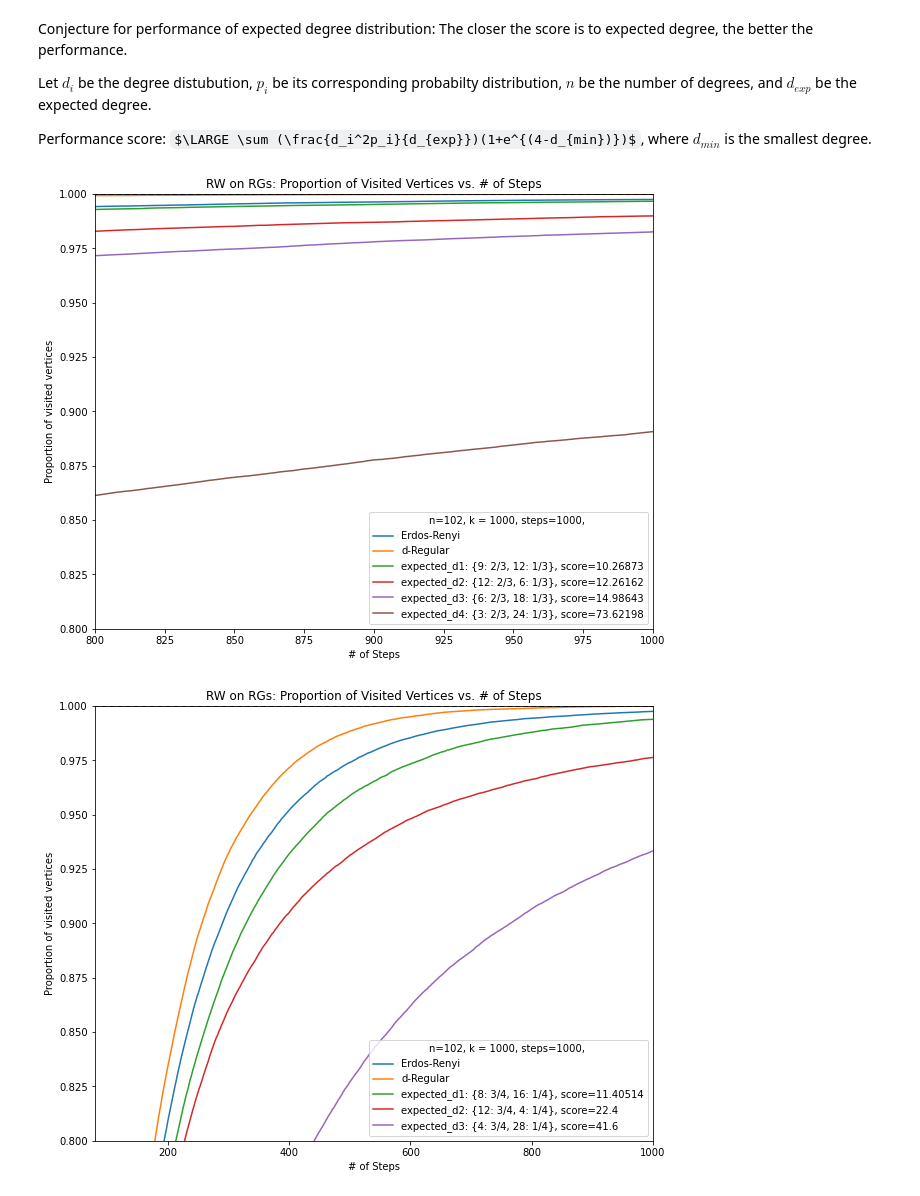
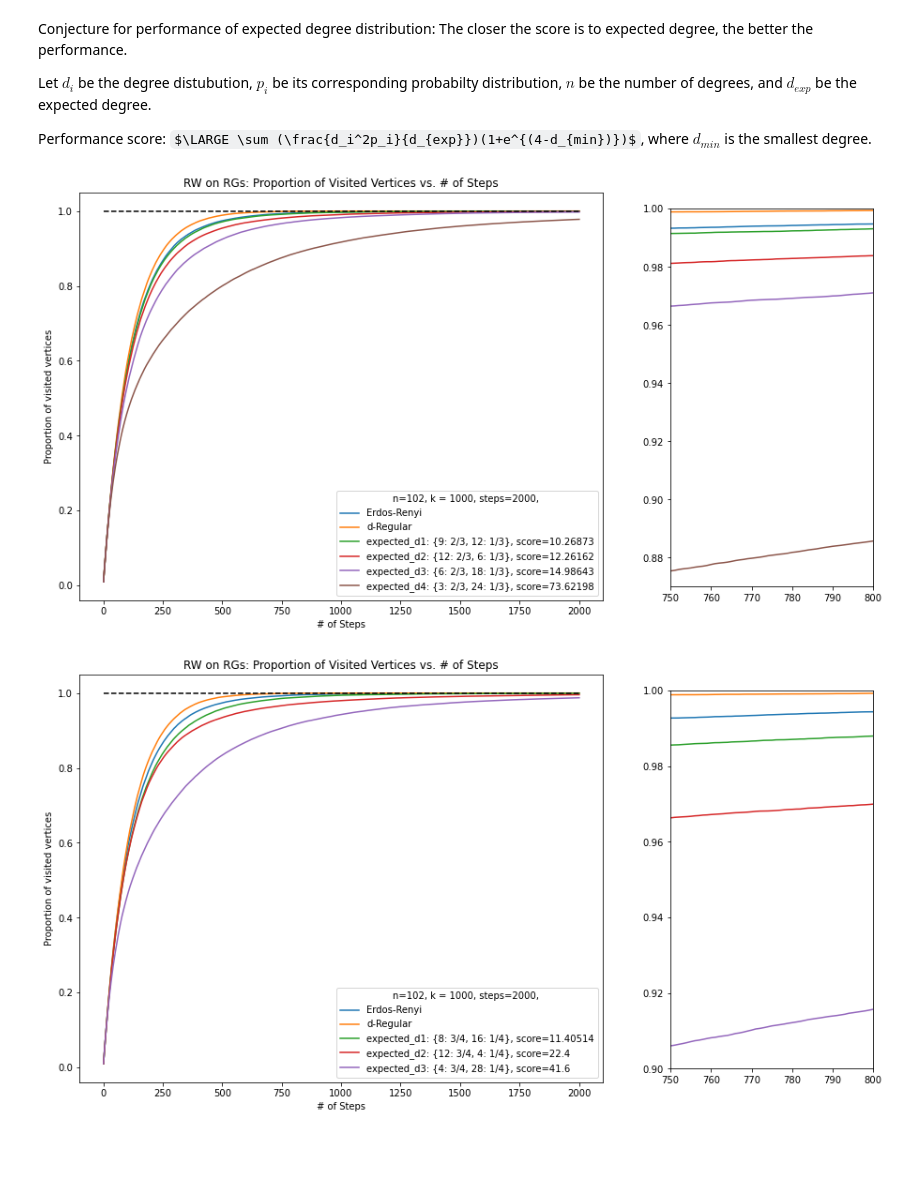
Before and after one commit to andrew-yin/rw-on-rg, a Jupyter notebook: predict_EDP.ipynb, the cells around one changed output. Drawn from its saved outputs; the diff is of its cells as text; code cells hidden in the pictures; some formulas as TeX source; blank space fills up the shorter version.

```diff
--- a/predict_EDP.ipynb
+++ b/predict_EDP.ipynb
@@ -29,53 +28,71 @@ def score(d_dist, exp_d):
     score += score * np.exp(4-min(d_dist.keys()))
     return round(score, 5)
 # %%
-n, d, steps, walker_class, k = 102, 10, 1000, RandomWalker, 1000
+n, d, steps, walker_class, k = 102, 10, 2000, RandomWalker, 1000
 d_p1, d_p2, d_p3, d_p4 = {9: 2/3, 12:1/3}, {12: 2/3, 6: 1/3}, {6: 2/3, 18: 1/3}, {3: 2/3, 24: 1/3}
-er = Simulator.simulate_w_on_rg_visited_prop(n, d, steps, walker_class, None, k)
-k_reg = Simulator.simulate_w_on_k_regular_visited_prop(n, d, steps, walker_class, None, k)
-ed1 = Simulator.simulate_w_on_ed_visited_prop(n, d_p1, steps, walker_class, None, k)
-ed2 = Simulator.simulate_w_on_ed_visited_prop(n, d_p2, steps, walker_class, None, k)
-ed3 = Simulator.simulate_w_on_ed_visited_prop(n, d_p3, steps, walker_class, None, k)
-ed4 = Simulator.simulate_w_on_ed_visited_prop(n, d_p4, steps, walker_class, None, k)
+dp = [d_p1, d_p2, d_p3, d_p4]
+er = Simulator.simulate_w_on_rg_visited_prop(n, d, steps, walker_class, None, True, k)
+k_reg = Simulator.simulate_w_on_k_regular_visited_prop(n, d, steps, walker_class, None, True, k)
+ed = []
+for i in dp:
+    ed.append(Simulator.simulate_w_on_ed_visited_prop(n, i, steps, walker_class, None, True, k))
+
 t = np.arange(1, len(er)+1, step=1)
 plt.plot(t, er, label='Erdos-Renyi')
 plt.plot(t, k_reg, label='d-Regular')
-plt.plot(t, ed1, label='expected_d1: {9: 2/3, 12: 1/3}, score='+str(score(d_p1, d)))
-plt.plot(t, ed2, label='expected_d2: {12: 2/3, 6: 1/3}, score='+str(score(d_p2, d)))
-plt.plot(t, ed3, label='expected_d3: {6: 2/3, 18: 1/3}, score='+str(score(d_p3, d)))
-plt.plot(t, ed4, label='expected_d4: {3: 2/3, 24: 1/3}, score='+str(score(d_p4, d)))
+l = ['{9: 2/3, 12: 1/3}', '{12: 2/3, 6: 1/3}', '{6: 2/3, 18: 1/3}', '{3: 2/3, 24: 1/3}' ]
+for i in range(len(ed)):
+    plt.plot(t, ed[i], label='expected_d'+str(i+1)+': '+l[i]+', score='+str(score(dp[i], d)))
+
 plt.title("RW on RGs: Proportion of Visited Vertices vs. # of Steps")
 plt.xlabel("# of Steps")
 plt.ylabel("Proportion of visited vertices")
 plt.hlines(1, 0, len(t), colors='black', linestyles='dashed')
 plt.legend(title='n={:n}, k = {:d}, steps={:d}, '.format(n, k, steps), loc='lower right')
-plt.xlim(800,1000)
-plt.ylim(0.8, 1)
+
+a = plt.axes([1, 0.15, .3, .7])
+plt.plot(t, er)
+plt.plot(t, k_reg)
+for i in ed:
+    plt.plot(t, i)
+plt.xlim(750, 800)
+plt.ylim(0.87, 1)
+
 plt.show()
 # %% [output]
-[figure, old version]
+[figure, new version]
 # %%
-n, d, steps, walker_class, k = 102, 10, 1000, RandomWalker, 1000
+n, d, steps, walker_class, k = 102, 10, 2000, RandomWalker, 1000
 d_p1, d_p2, d_p3 = {8: 3/4, 16: 1/4}, {12: 3/4, 4: 1/4}, {4: 3/4, 28: 1/4}
-er = Simulator.simulate_w_on_rg_visited_prop(n, d, steps, walker_class, None, k)
-k_reg = Simulator.simulate_w_on_k_regular_visited_prop(n, d, steps, walker_class, None, k)
-ed1 = Simulator.simulate_w_on_ed_visited_prop(n, d_p1, steps, walker_class, None, k)
-ed2 = Simulator.simulate_w_on_ed_visited_prop(n, d_p2, steps, walker_class, None, k)
-ed3 = Simulator.simulate_w_on_ed_visited_prop(n, d_p3, steps, walker_class, None, k)
+dp = [d_p1, d_p2, d_p3]
+er = Simulator.simulate_w_on_rg_visited_prop(n, d, steps, walker_class, None, True, k)
+k_reg = Simulator.simulate_w_on_k_regular_visited_prop(n, d, steps, walker_class, None, True, k)
+ed = []
+for i in dp:
+    ed.append(Simulator.simulate_w_on_ed_visited_prop(n, i, steps, walker_class, None, True, k))
+
 t = np.arange(1, len(er)+1, step=1)
 plt.plot(t, er, label='Erdos-Renyi')
 plt.plot(t, k_reg, label='d-Regular')
-plt.plot(t, ed1, label='expected_d1: {8: 3/4, 16: 1/4}, score='+str(score(d_p1, d)))
-plt.plot(t, ed2, label='expected_d2: {12: 3/4, 4: 1/4}, score='+str(score(d_p2, d)))
-plt.plot(t, ed3, label='expected_d3: {4: 3/4, 28: 1/4}, score='+str(score(d_p3, d)))
+l = ['{8: 3/4, 16: 1/4}', '{12: 3/4, 4: 1/4}', '{4: 3/4, 28: 1/4}']
+for i in range(len(ed)):
+    plt.plot(t, ed[i], label='expected_d'+str(i+1)+': '+l[i]+', score='+str(score(dp[i], d)))
+
 plt.title("RW on RGs: Proportion of Visited Vertices vs. # of Steps")
 plt.xlabel("# of Steps")
 plt.ylabel("Proportion of visited vertices")
 plt.hlines(1, 0, len(t), colors='black', linestyles='dashed')
 plt.legend(title='n={:n}, k = {:d}, steps={:d}, '.format(n, k, steps), loc='lower right')
-plt.xlim(80,1000)
-plt.ylim(0.8, 1)
+
+a = plt.axes([1, 0.15, .3, .7])
+plt.plot(t, er)
+plt.plot(t, k_reg)
+for i in ed:
+    plt.plot(t, i)
+plt.xlim(750, 800)
+plt.ylim(0.9, 1)
+
 plt.show()
 # %% [output]
-[figure, old version]
+[figure, new version]
 # %%
```
Also changed, not shown: parts of 14 cells of this notebook.
